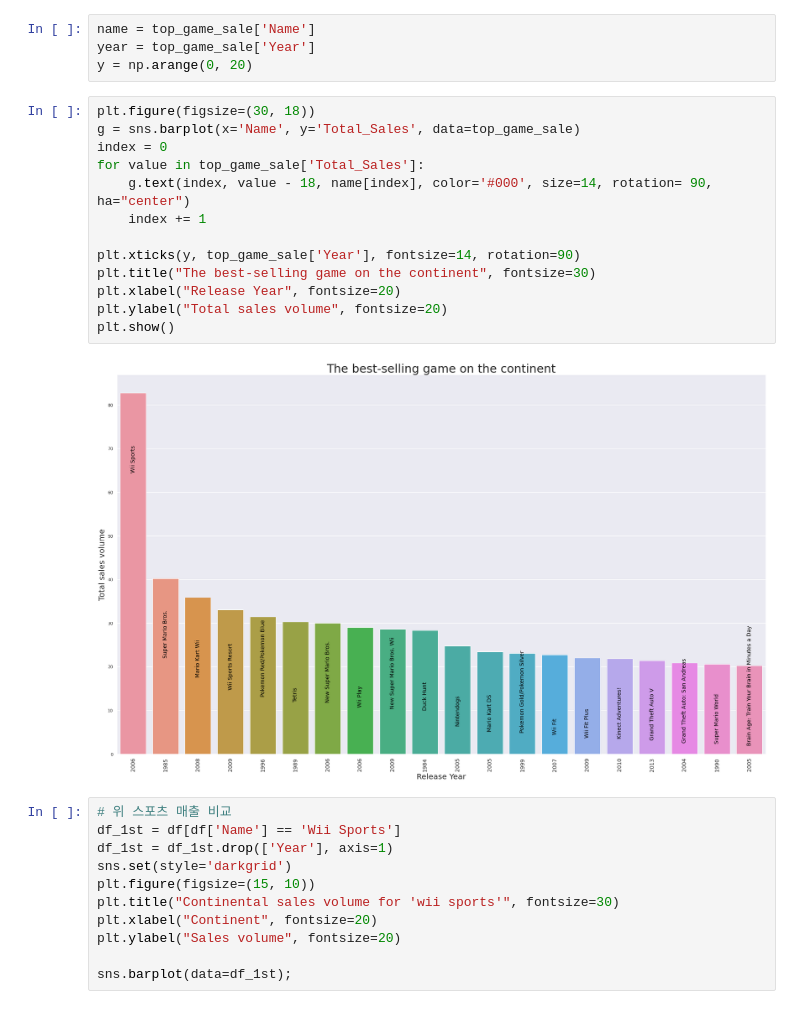
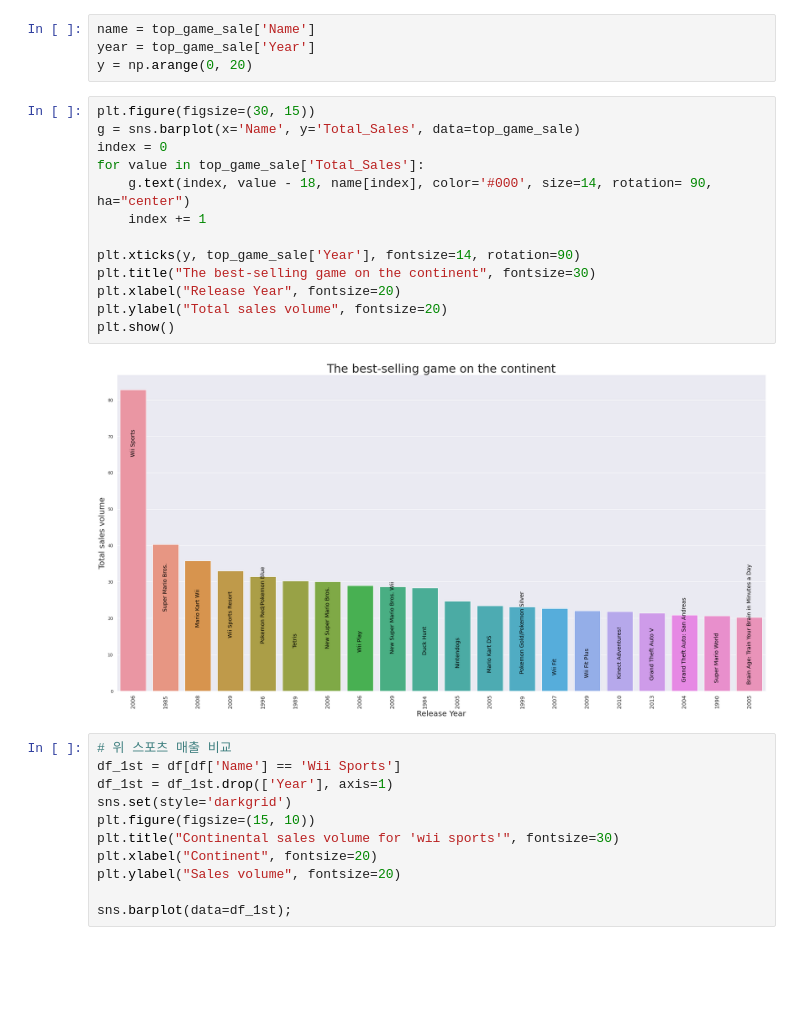
Before and after one commit to 6mini/Project, a Jupyter notebook: project1.ipynb, the cells around one changed output. Drawn from its saved outputs; the diff is of its cells as text; blank space fills up the shorter version.

```diff
--- a/project1.ipynb
+++ b/project1.ipynb
@@ -307,20 +307,20 @@ name = top_game_sale['Name']
 year = top_game_sale['Year']
 y = np.arange(0, 20)
 # %%
-plt.figure(figsize=(30, 18))
+plt.figure(figsize=(30, 15))
 g = sns.barplot(x='Name', y='Total_Sales', data=top_game_sale)
 index = 0
 for value in top_game_sale['Total_Sales']:
     g.text(index, value - 18, name[index], color='#000', size=14, rotation= 90, ha="center")
     index += 1
 
 plt.xticks(y, top_game_sale['Year'], fontsize=14, rotation=90)
 plt.title("The best-selling game on the continent", fontsize=30)
 plt.xlabel("Release Year", fontsize=20)
 plt.ylabel("Total sales volume", fontsize=20)
 plt.show()
 # %% [output]
-[figure, old version]
+[figure, new version]
 # %%
 # 위 스포츠 매출 비교
 df_1st = df[df['Name'] == 'Wii Sports']
```
Also changed, not shown: parts of 2 cells of this notebook.
